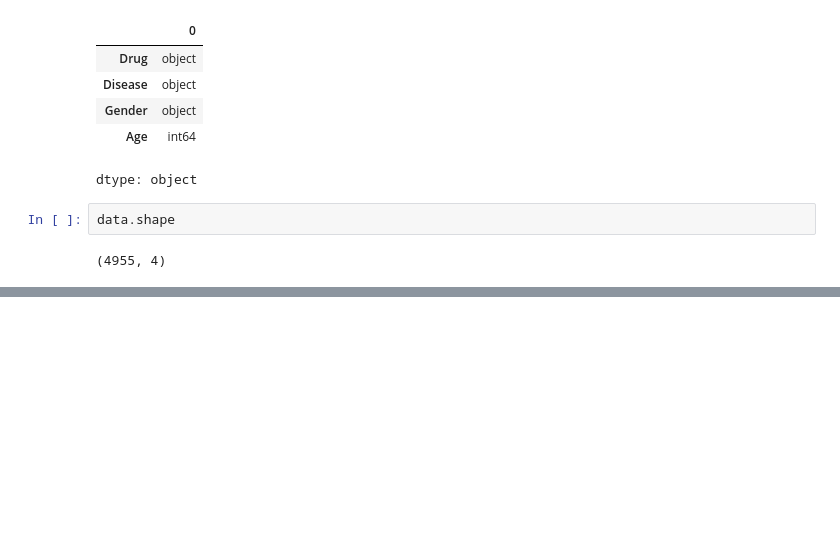
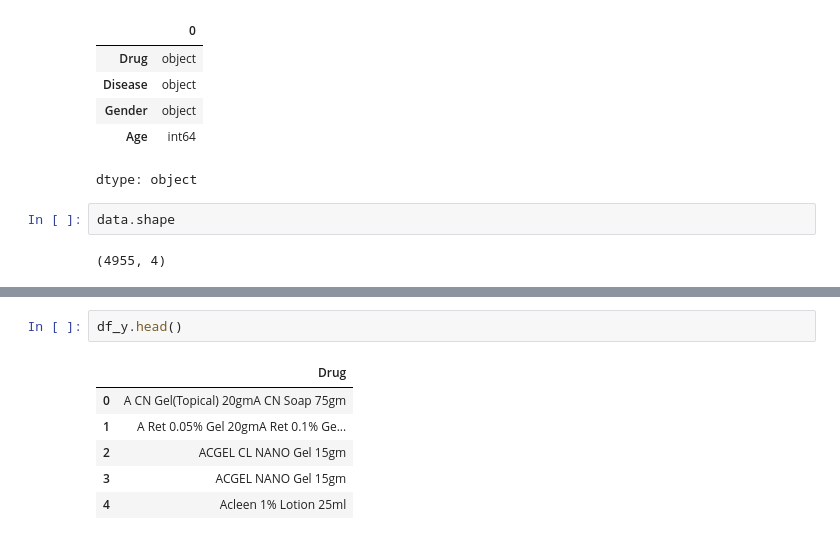
Before and after one commit to SARTHAKABIDRA/Disease-Prediction-Drug-Recommendation, a Jupyter notebook: Disease_Prediction_and_Drug_Recommendation.ipynb, the cells around one changed output, grey strips where cells are left out. Drawn from its saved outputs; the diff is of its cells as text; blank space fills up the shorter version.

```diff
--- a/Disease_Prediction_and_Drug_Recommendation.ipynb
+++ b/Disease_Prediction_and_Drug_Recommendation.ipynb
@@ -317,0 +368,9 @@ data.shape
+# %%
+df_y.head()
+# %% [output]
+|  | Drug |
+| 0 | A CN Gel(Topical) 20gmA CN Soap 75gm |
+| 1 | A Ret 0.05% Gel 20gmA Ret 0.1% Ge... |
+| 2 | ACGEL CL NANO Gel 15gm |
+| 3 | ACGEL NANO Gel 15gm |
+| 4 | Acleen 1% Lotion 25ml |
```
Also changed, not shown: parts of 15 cells of this notebook.
